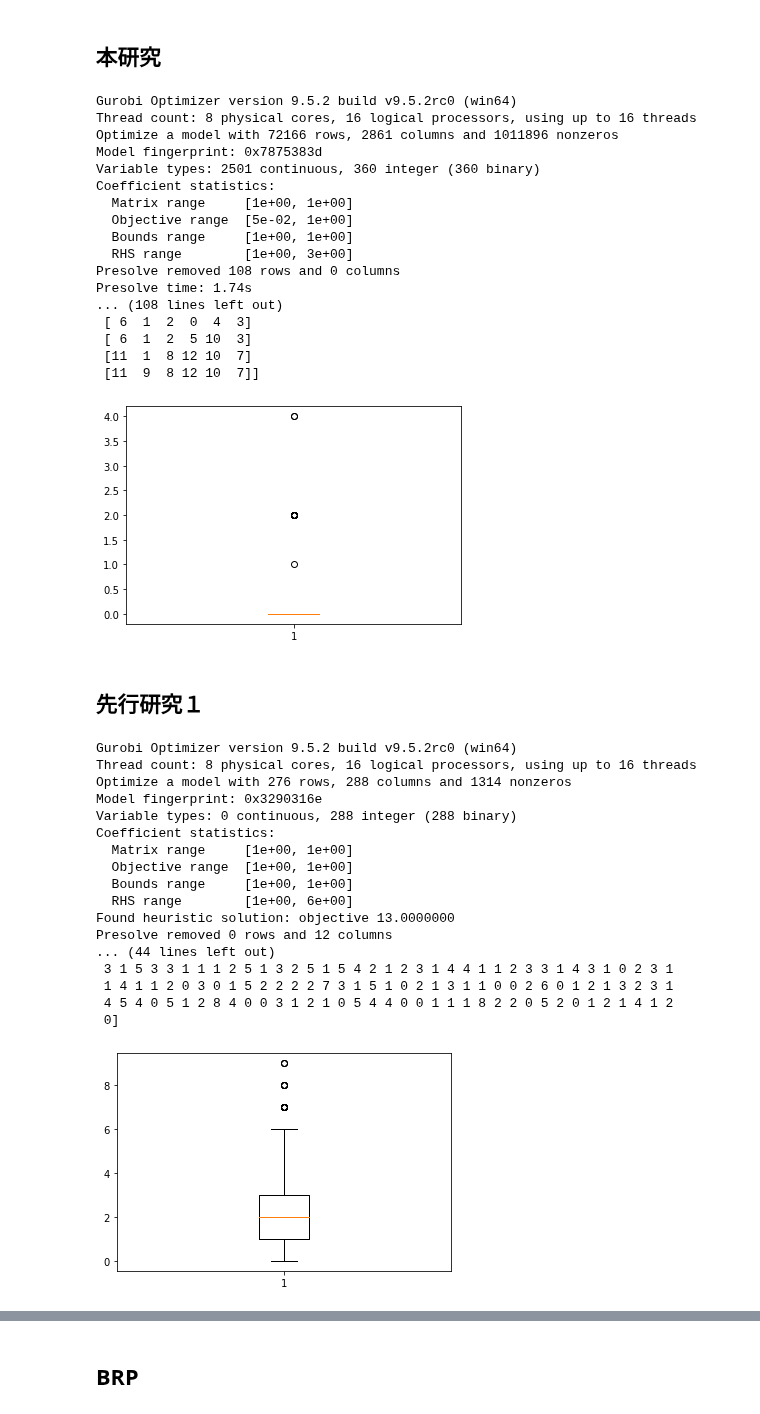
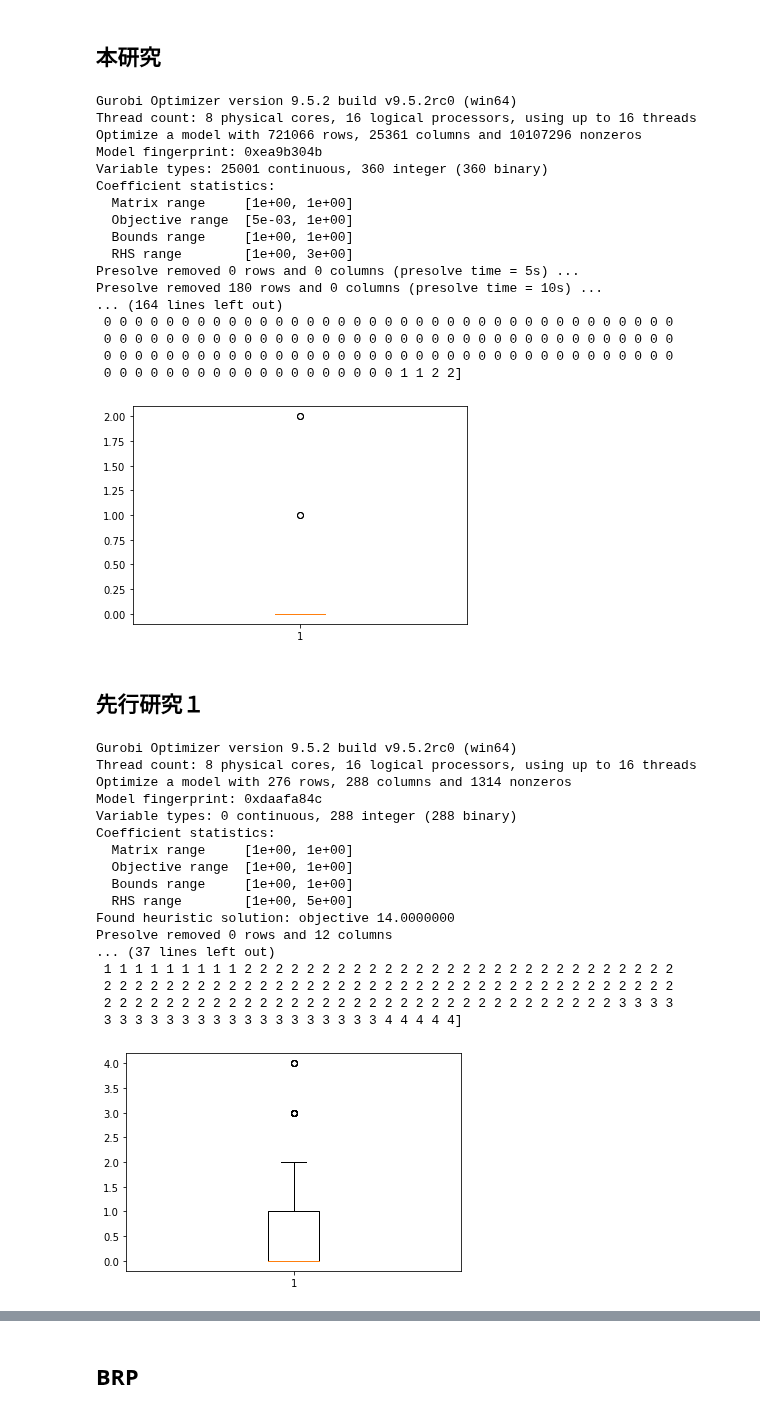
Before and after one commit to ikumadaiki/CPMP, a Jupyter notebook: compare.ipynb, the cells around one changed output, grey strips where cells are left out. Cells and saved outputs as stored; diff of their text form; code cells hidden in the pictures.

```diff
--- a/compare.ipynb
+++ b/compare.ipynb
@@ -173,26 +175,26 @@ ship_num=12
 stack_num=6
 height=5
 n=[3,2,2,2,1,2,2,2,1,3,2,2]
-IPS6(ship_num,stack_num,height,n,100,0.8)
+IPS6(ship_num,stack_num,height,n,1000,0.8)
 # %% [output]
 Gurobi Optimizer version 9.5.2 build v9.5.2rc0 (win64)
 Thread count: 8 physical cores, 16 logical processors, using up to 16 threads
-Optimize a model with 72166 rows, 2861 columns and 1011896 nonzeros
-Model fingerprint: 0x7875383d
-Variable types: 2501 continuous, 360 integer (360 binary)
+Optimize a model with 721066 rows, 25361 columns and 10107296 nonzeros
+Model fingerprint: 0xea9b304b
+Variable types: 25001 continuous, 360 integer (360 binary)
 Coefficient statistics:
   Matrix range     [1e+00, 1e+00]
-  Objective range  [5e-02, 1e+00]
+  Objective range  [5e-03, 1e+00]
   Bounds range     [1e+00, 1e+00]
   RHS range        [1e+00, 3e+00]
-Presolve removed 108 rows and 0 columns
-Presolve time: 1.74s
-... (108 lines left out)
- [ 6  1  2  0  4  3]
- [ 6  1  2  5 10  3]
- [11  1  8 12 10  7]
- [11  9  8 12 10  7]]
+Presolve removed 0 rows and 0 columns (presolve time = 5s) ...
+Presolve removed 180 rows and 0 columns (presolve time = 10s) ...
+... (164 lines left out)
+ 0 0 0 0 0 0 0 0 0 0 0 0 0 0 0 0 0 0 0 0 0 0 0 0 0 0 0 0 0 0 0 0 0 0 0 0 0
+ 0 0 0 0 0 0 0 0 0 0 0 0 0 0 0 0 0 0 0 0 0 0 0 0 0 0 0 0 0 0 0 0 0 0 0 0 0
+ 0 0 0 0 0 0 0 0 0 0 0 0 0 0 0 0 0 0 0 0 0 0 0 0 0 0 0 0 0 0 0 0 0 0 0 0 0
+ 0 0 0 0 0 0 0 0 0 0 0 0 0 0 0 0 0 0 0 1 1 2 2]
-[figure, old version]
+[figure, new version]
 # %% [markdown]
 ## 先行研究１
 # %%
@@ -297,7 +299,7 @@ def robust(ship_num,stack_num,height,n,Gamma,size):
         np.random.seed(1)
 
         # 期待値と分散共分散行列の準備
-        mean = np.arange(1,ship_num+1)
+        mean = np.arange(1,2*ship_num,2)
         cov=np.zeros((ship_num,ship_num))
         for i in range(ship_num):
             for j in range(ship_num):
@@ -316,7 +318,7 @@ def robust(ship_num,stack_num,height,n,Gamma,size):
         OR_=OR_+np.ones((size,ship_num)).astype(int)
         OR=OR_.tolist()
 
-
+        global penalty_r
         penalty_r=[]
         for k in OR:
             O=k
@@ -331,8 +333,9 @@ def robust(ship_num,stack_num,height,n,Gamma,size):
                                 # print(i,i_,j+1,O)
                                 break
             penalty_r.append(a)
-            # print(a)
-        penalty_r=np.array(penalty_r)
+
+        penalty_r=np.sort(penalty_r)
+        penalty_r=penalty_r[round(0.2*size):]
         print(penalty_r)
 
         import matplotlib.pyplot as plt
@@ -340,26 +343,26 @@ def robust(ship_num,stack_num,height,n,Gamma,size):
 # %%
 ship_num=12
 stack_num=6
-height=6
+height=5
 
 robust(ship_num,stack_num,height,n,1,1000)
 # AI.solve()
 # %% [output]
 Gurobi Optimizer version 9.5.2 build v9.5.2rc0 (win64)
 Thread count: 8 physical cores, 16 logical processors, using up to 16 threads
 Optimize a model with 276 rows, 288 columns and 1314 nonzeros
-Model fingerprint: 0x3290316e
+Model fingerprint: 0xdaafa84c
 Variable types: 0 continuous, 288 integer (288 binary)
 Coefficient statistics:
   Matrix range     [1e+00, 1e+00]
   Objective range  [1e+00, 1e+00]
   Bounds range     [1e+00, 1e+00]
-  RHS range        [1e+00, 6e+00]
-Found heuristic solution: objective 13.0000000
+  RHS range        [1e+00, 5e+00]
+Found heuristic solution: objective 14.0000000
 Presolve removed 0 rows and 12 columns
-... (44 lines left out)
- 3 1 5 3 3 1 1 1 2 5 1 3 2 5 1 5 4 2 1 2 3 1 4 4 1 1 2 3 3 1 4 3 1 0 2 3 1
- 1 4 1 1 2 0 3 0 1 5 2 2 2 2 7 3 1 5 1 0 2 1 3 1 1 0 0 2 6 0 1 2 1 3 2 3 1
- 4 5 4 0 5 1 2 8 4 0 0 3 1 2 1 0 5 4 4 0 0 1 1 1 8 2 2 0 5 2 0 1 2 1 4 1 2
- 0]
+... (37 lines left out)
+ 1 1 1 1 1 1 1 1 1 2 2 2 2 2 2 2 2 2 2 2 2 2 2 2 2 2 2 2 2 2 2 2 2 2 2 2 2
+ 2 2 2 2 2 2 2 2 2 2 2 2 2 2 2 2 2 2 2 2 2 2 2 2 2 2 2 2 2 2 2 2 2 2 2 2 2
+ 2 2 2 2 2 2 2 2 2 2 2 2 2 2 2 2 2 2 2 2 2 2 2 2 2 2 2 2 2 2 2 2 2 3 3 3 3
+ 3 3 3 3 3 3 3 3 3 3 3 3 3 3 3 3 3 3 4 4 4 4 4]
-[figure, old version]
+[figure, new version]
```
Also changed, not shown: parts of 8 cells of this notebook.
